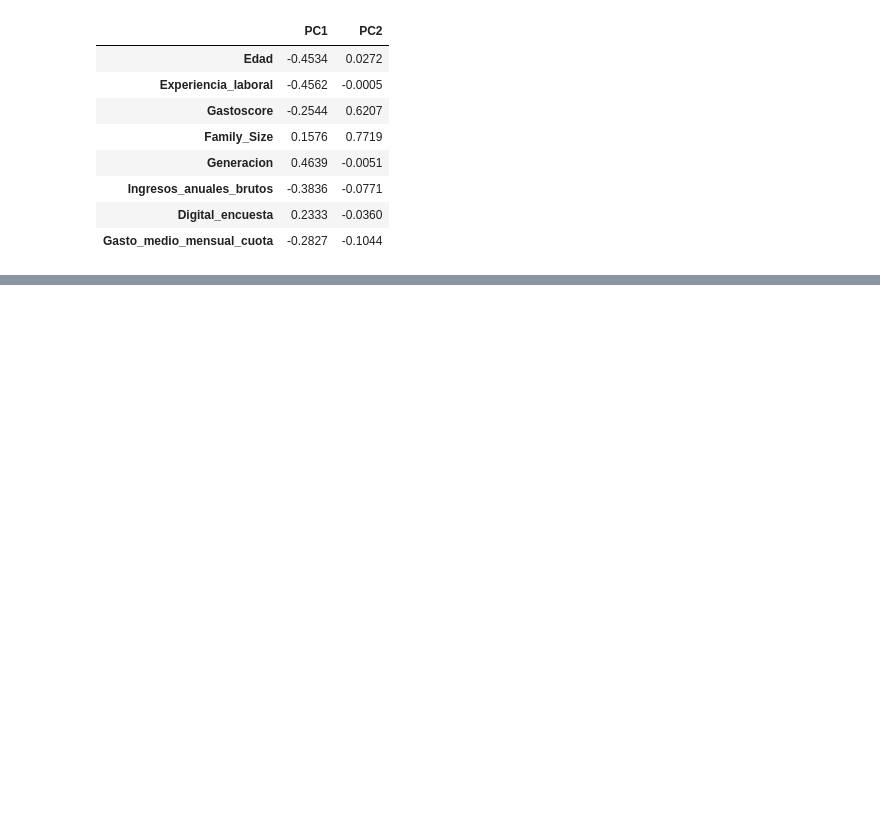
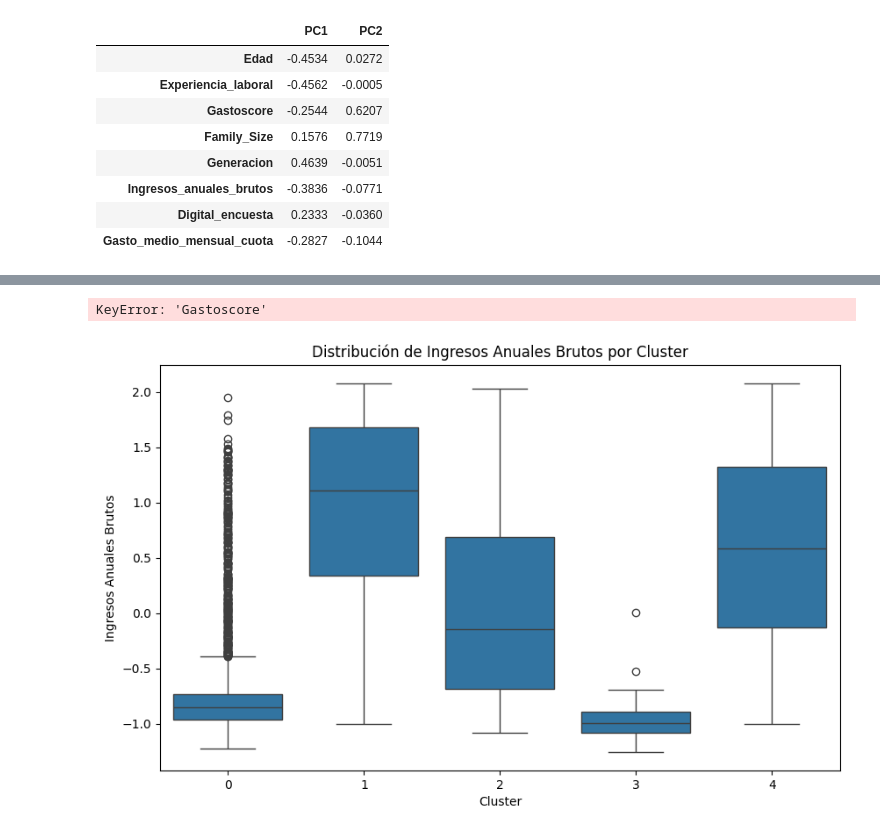
Before and after one commit to Nachosanchezz/Caso02_PCA, a Jupyter notebook: src/02_PCA.ipynb, the cells around one changed output, grey strips where cells are left out. Saved outputs shown, nothing was run; the diff lists cells and outputs as text; code cells hidden in the pictures; blank space fills up the shorter version.

```diff
--- a/src/02_PCA.ipynb
+++ b/src/02_PCA.ipynb
@@ -361,0 +383,44 @@ cluster_means.to_csv("../data/resumen_clusters_por_media.csv", index=False)
+# %%
+# Agrupamos y calculamos las medias
+cluster_profile_real = df.groupby('Cluster')[
+    ['Edad', 'Ingresos_anuales_brutos', 'Family_Size', 'Gasto_medio_mensual_cuota', "Digital_encuesta",'Abandono']
+].mean().round(2)
+
+# Contamos la cantidad de géneros (Male/Female) por cluster
+gender_count = df.groupby('Cluster')['Genero'].value_counts().unstack(fill_value=0)
+
+# Contamos la experiencia laboral promedio por cluster
+work_experience_avg = df.groupby('Cluster')['Experiencia_laboral'].value_counts().unstack(fill_value=0)
+
+
+df['Gastoscore'] = df['Gastoscore'].replace({'Alto': 'Gastoscore_Alto', 'Bajo': 'Gastoscore_Bajo', 'Medio': 'Gastoscore_Medio'})
+work_experience_avg = df.groupby('Cluster')['Gastoscore'].value_counts().unstack(fill_value=0)
+
+
+# Contamos la generación más frecuente por cluster
+generation_mode = df.groupby('Cluster')['Generacion'].agg(lambda x: x.mode()[0])
+
+# Contamos el estado civil (Married/Single) por cluster
+# Cambiar los valores en la columna 'Casado' de 'Si' a 'Casado' y de 'No' a 'No Casado'
+df['Casado'] = df['Casado'].replace({'Si': 'Casado', 'No': 'No Casado'})
+marital_status_count = df.groupby('Cluster')['Casado'].value_counts().unstack(fill_value=0)
+
+# Unimos todo en un solo DataFrame con sufijos para evitar conflictos de nombres
+cluster_profile_real = cluster_profile_real.join(gender_count, how='left', rsuffix='_gender')
+cluster_profile_real = cluster_profile_real.join(work_experience_avg, how='left', rsuffix='_work_exp')
+cluster_profile_real = cluster_profile_real.join(generation_mode, how='left', rsuffix='_generation')
+cluster_profile_real = cluster_profile_real.join(marital_status_count, how='left', rsuffix='_marital')
+
+# Mostrar el resultado final
+cluster_profile_real
+# %% [output]
+KeyError: 'Gastoscore'
+# %%
+plt.figure(figsize=(10, 6))
+sns.boxplot(x='Cluster', y='Ingresos_anuales_brutos', data=df)
+plt.title('Distribución de Ingresos Anuales Brutos por Cluster')
+plt.xlabel('Cluster')
+plt.ylabel('Ingresos Anuales Brutos')
+plt.show()
+# %% [output]
+[figure, added]
```
Also changed, not shown: parts of 9 cells of this notebook, 3 other files.
